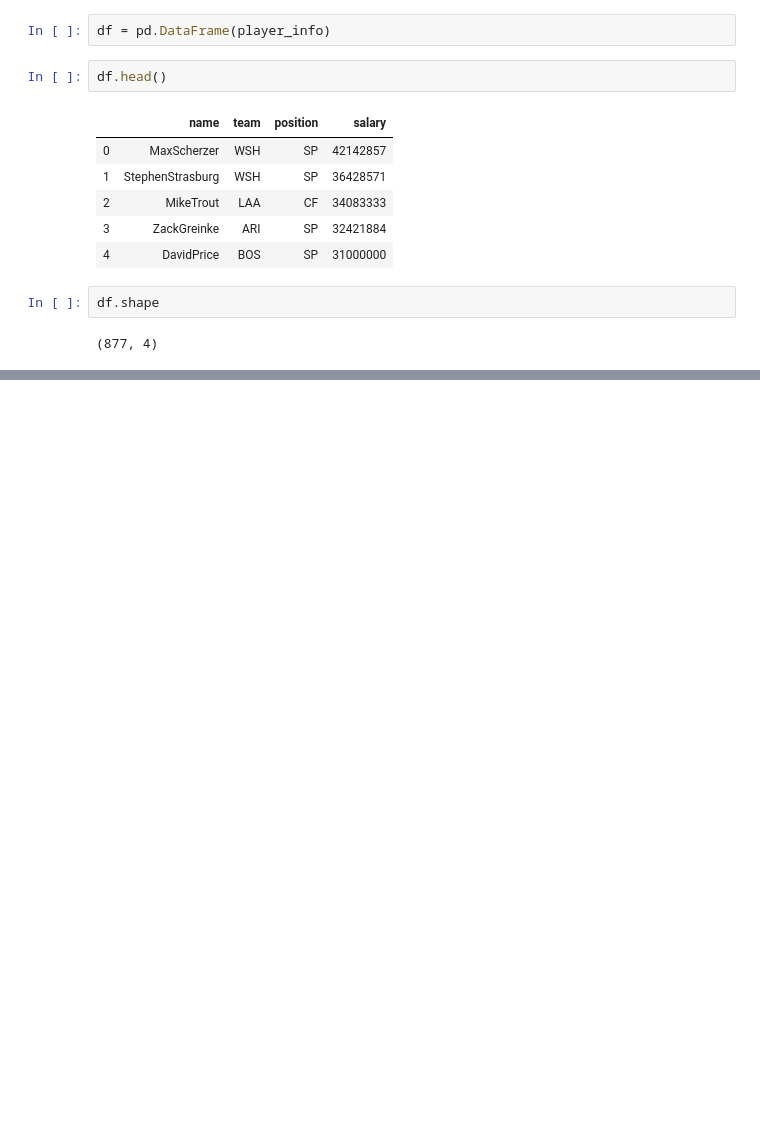
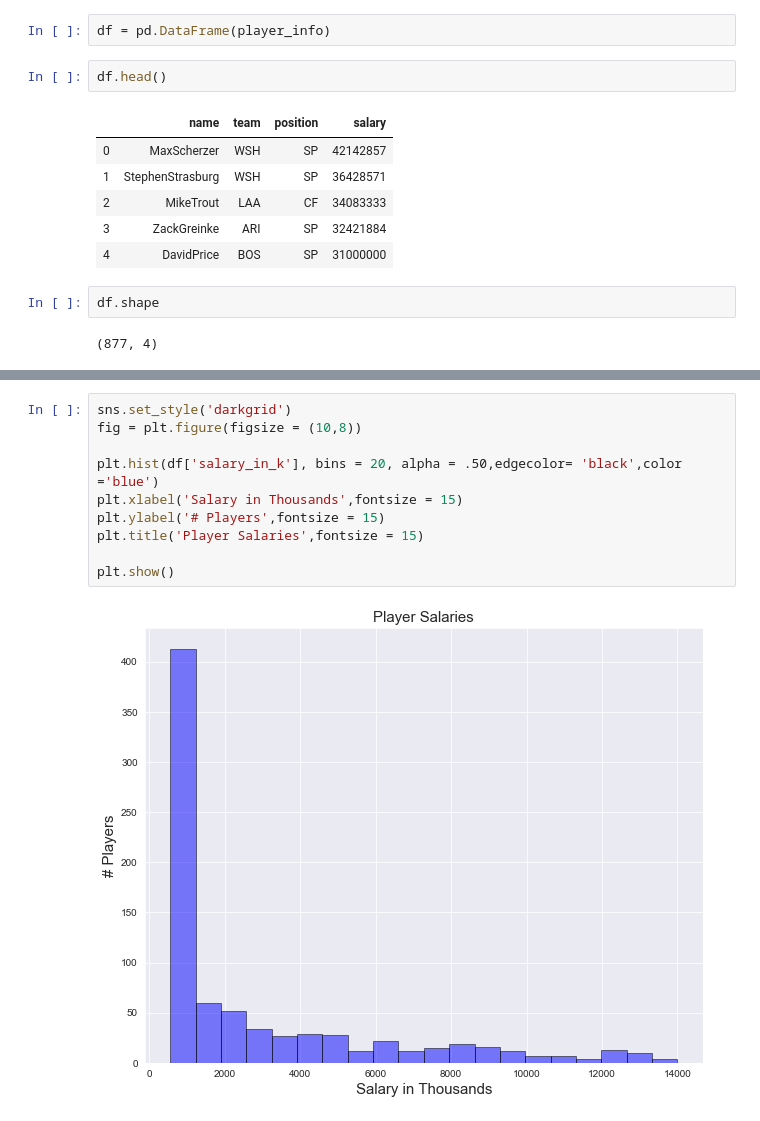
Before and after one commit to mcerow/baseball_salaries, a Jupyter notebook: blog_4.ipynb, the cells around one changed output, grey strips where cells are left out. Drawn from its saved outputs; the diff is of its cells as text; blank space fills up the shorter version.

```diff
--- a/blog_4.ipynb
+++ b/blog_4.ipynb
@@ -144,0 +246,12 @@ df.shape
+# %%
+sns.set_style('darkgrid')
+fig = plt.figure(figsize = (10,8))
+
+plt.hist(df['salary_in_k'], bins = 20, alpha = .50,edgecolor= 'black',color ='blue')
+plt.xlabel('Salary in Thousands',fontsize = 15)
+plt.ylabel('# Players',fontsize = 15)
+plt.title('Player Salaries',fontsize = 15)
+
+plt.show()
+# %% [output]
+[figure, added]
```
Also changed, not shown: parts of 50 cells of this notebook.
